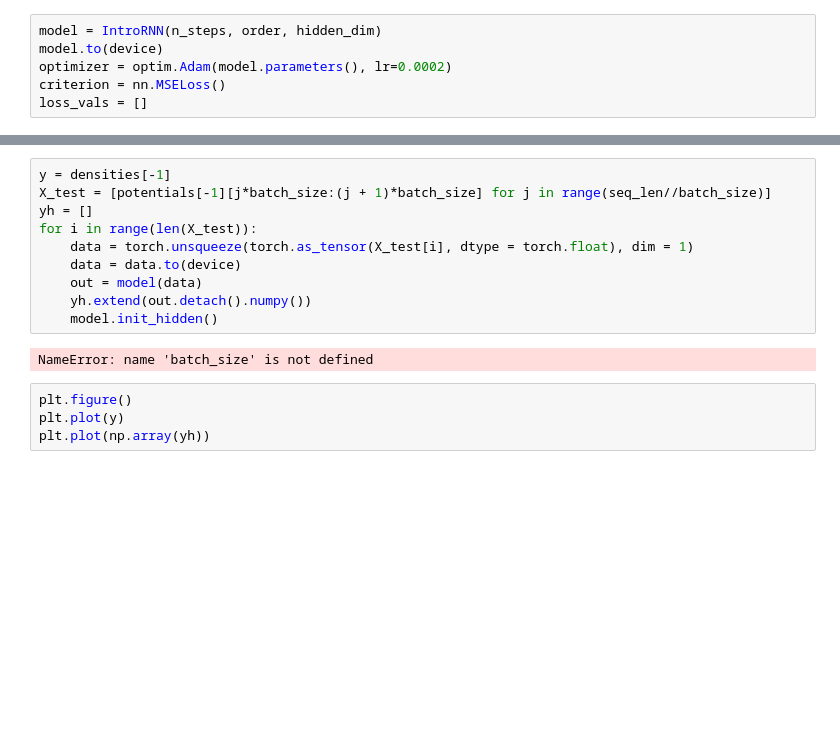
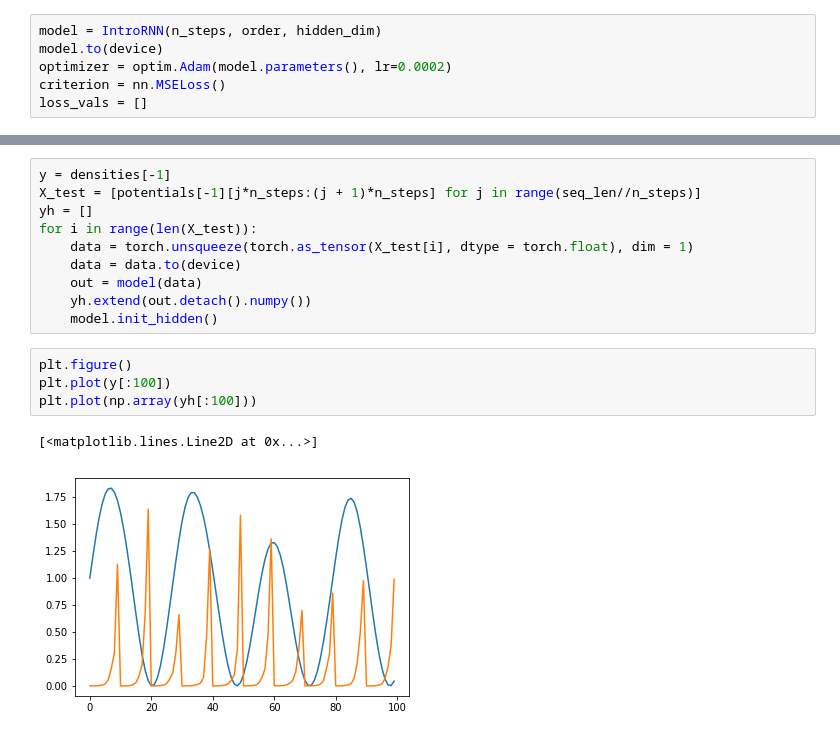
Before and after one commit to meersuri/JupyterNotebooks, a Jupyter notebook: Potential to Density RNN.ipynb, the cells around one changed output, grey strips where cells are left out. Drawn from its saved outputs; the diff is of its cells as text; blank space fills up the shorter version.

```diff
--- a/Potential to Density RNN.ipynb
+++ b/Potential to Density RNN.ipynb
@@ -215,6 +182,6 @@ tensor([[1.6272e+00],
 # %%
 y = densities[-1]
-X_test = [potentials[-1][j*batch_size:(j + 1)*batch_size] for j in range(seq_len//batch_size)]
+X_test = [potentials[-1][j*n_steps:(j + 1)*n_steps] for j in range(seq_len//n_steps)]
 yh = []
 for i in range(len(X_test)):
     data = torch.unsqueeze(torch.as_tensor(X_test[i], dtype = torch.float), dim = 1)
@@ -222,11 +189,12 @@ for i in range(len(X_test)):
     out = model(data)
     yh.extend(out.detach().numpy())
     model.init_hidden()
-# %% [output]
-NameError: name 'batch_size' is not defined
 # %%
 plt.figure()
-plt.plot(y)
-plt.plot(np.array(yh))
+plt.plot(y[:100])
+plt.plot(np.array(yh[:100]))
+# %% [output]
+[<matplotlib.lines.Line2D at 0x...>]
+[figure, added]
 # %%
 model.W
```
Also changed, not shown: parts of 14 cells of this notebook.
